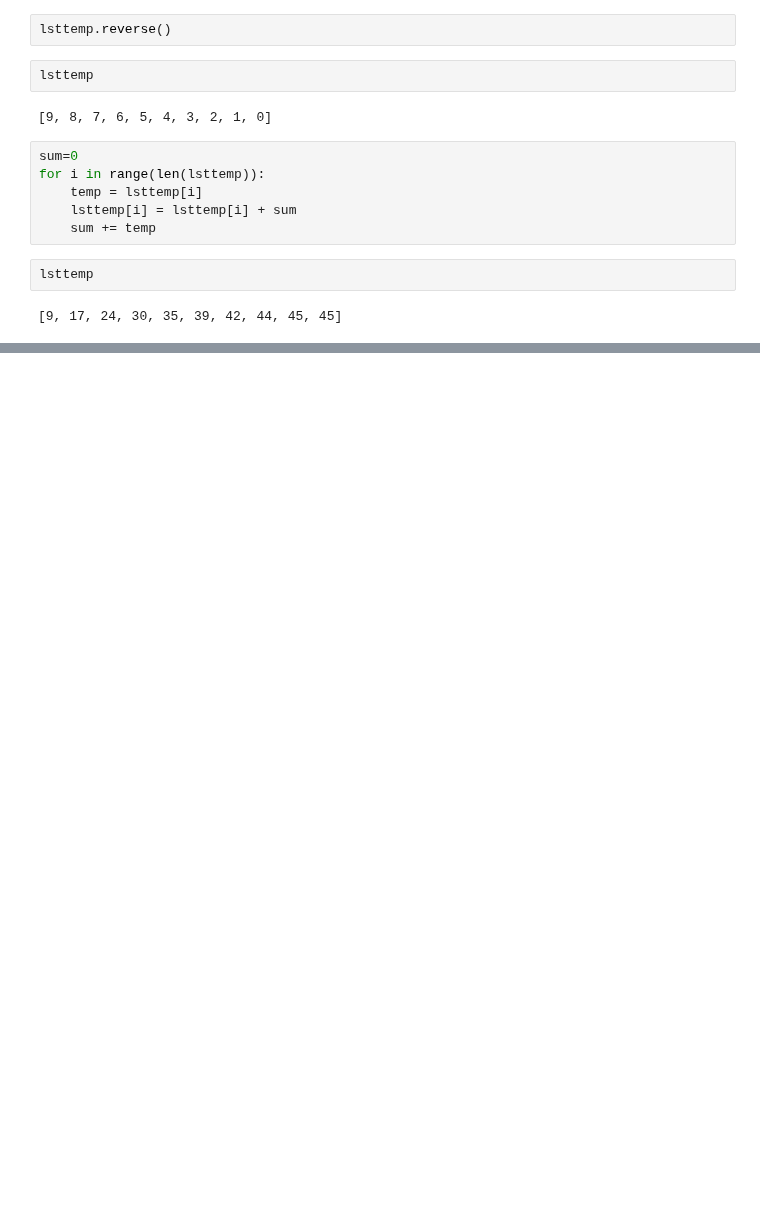
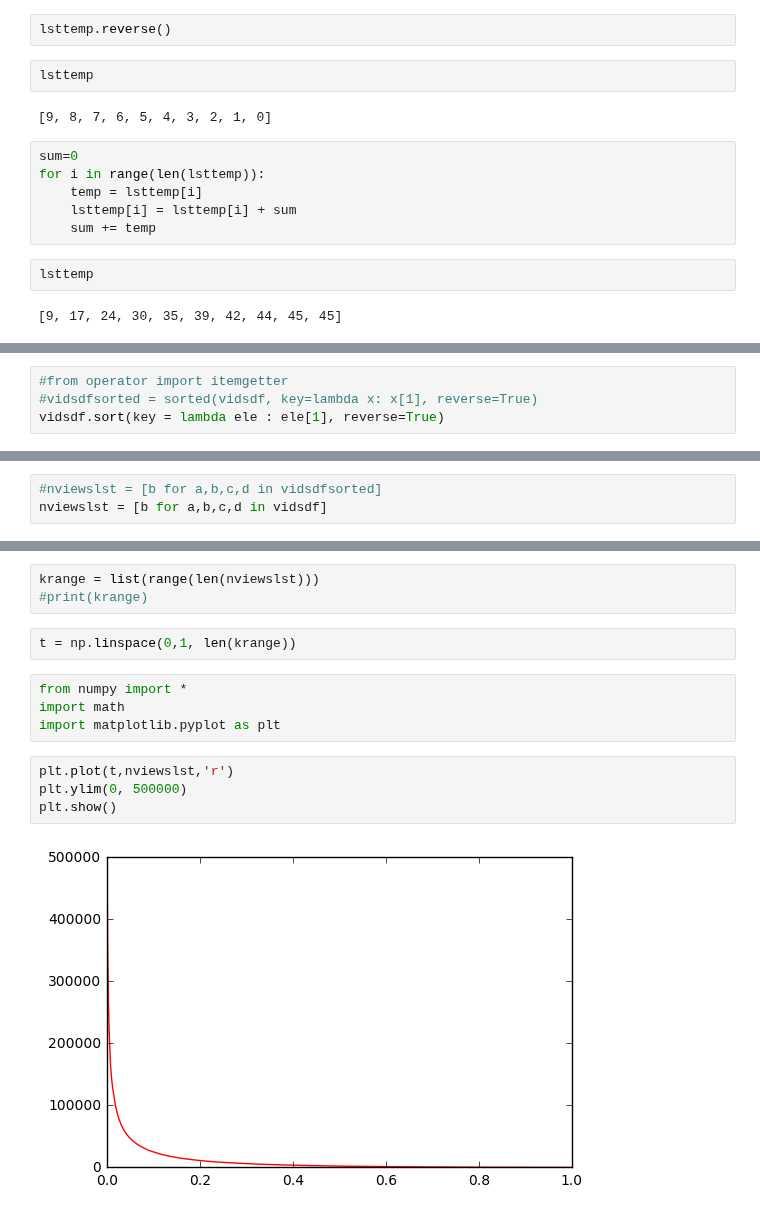
Before and after one commit to SubhankarGhosh/NetworkX, a Jupyter notebook: Trials.ipynb, the cells around one changed output, grey strips where cells are left out. Saved outputs shown, nothing was run; the diff lists cells and outputs as text; blank space fills up the shorter version.

```diff
--- a/Trials.ipynb
+++ b/Trials.ipynb
@@ -555,0 +602,4 @@ lsttemp
+# %%
+#from operator import itemgetter
+#vidsdfsorted = sorted(vidsdf, key=lambda x: x[1], reverse=True)
+vidsdf.sort(key = lambda ele : ele[1], reverse=True)
@@ -555,0 +609,3 @@ lsttemp
+# %%
+#nviewslst = [b for a,b,c,d in vidsdfsorted]
+nviewslst = [b for a,b,c,d in vidsdf]
@@ -555,0 +627,15 @@ lsttemp
+# %%
+krange = list(range(len(nviewslst)))
+#print(krange)
+# %%
+t = np.linspace(0,1, len(krange))
+# %%
+from numpy import *
+import math
+import matplotlib.pyplot as plt
+# %%
+plt.plot(t,nviewslst,'r')
+plt.ylim(0, 500000)
+plt.show()
+# %% [output]
+[figure, added]
```
Also changed, not shown: parts of 14 cells of this notebook, 2 other files.
